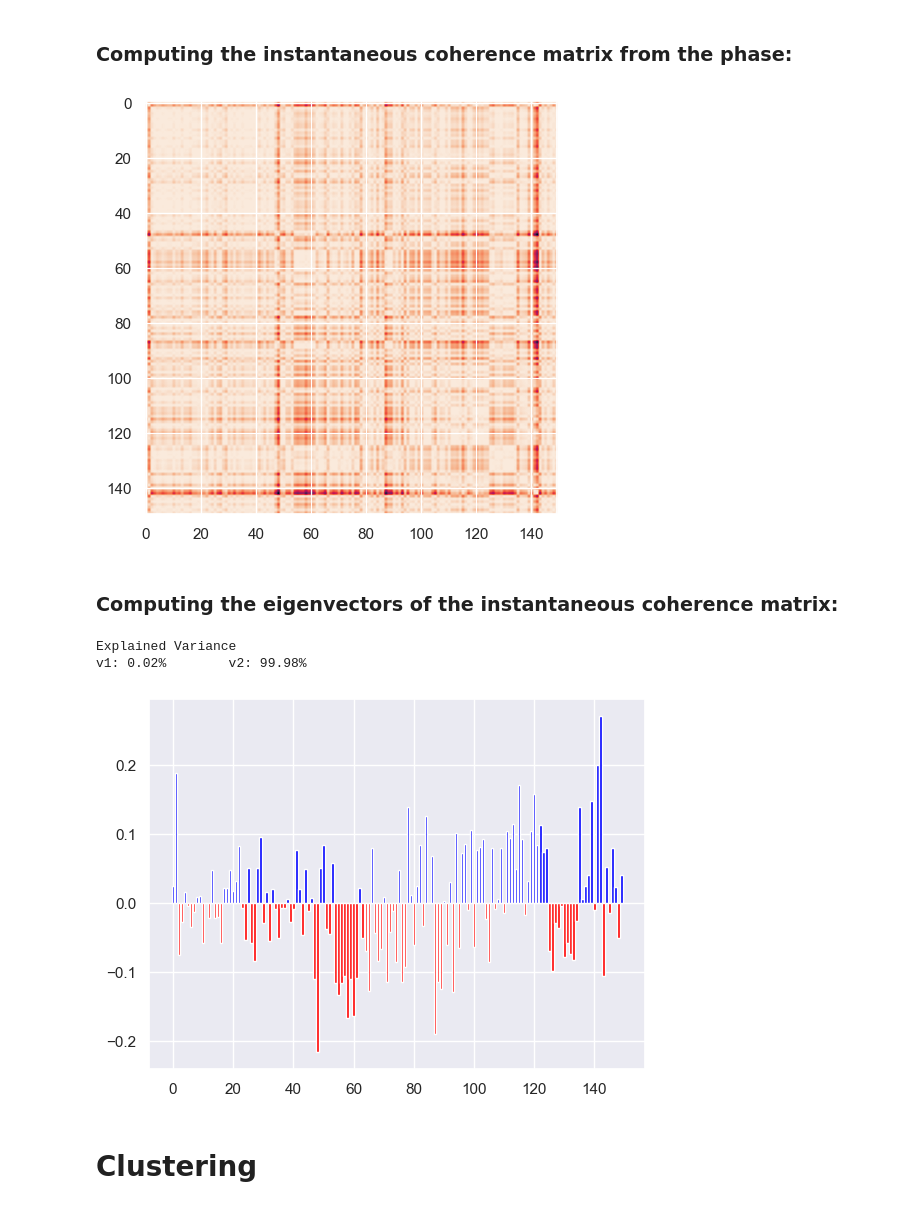
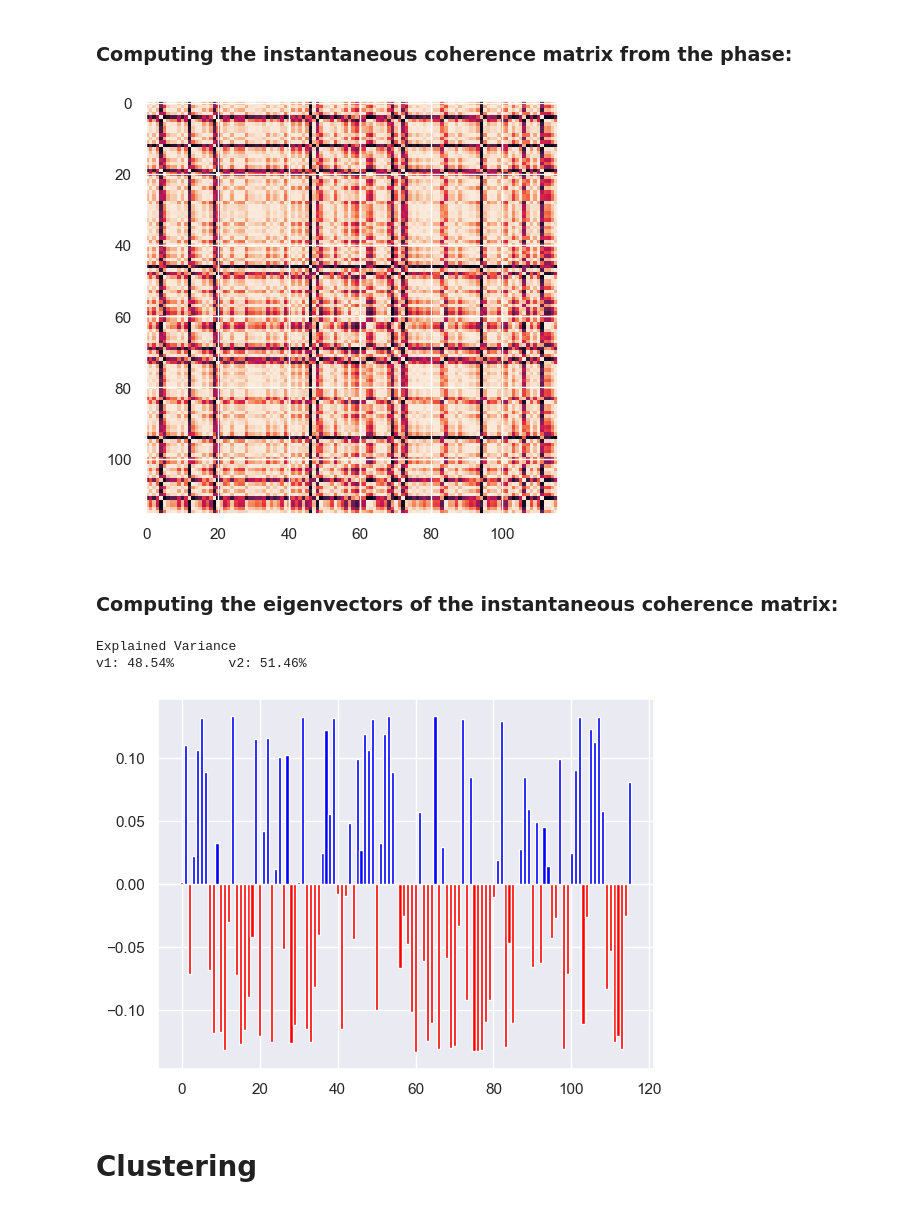
Before and after one commit to AlecHero/Fagprojekt, a Jupyter notebook: LEiDA_demo.ipynb, the cells around one changed output. Saved outputs shown, nothing was run; the diff lists cells and outputs as text; code cells hidden in the pictures.

```diff
--- a/LEiDA_demo.ipynb
+++ b/LEiDA_demo.ipynb
@@ -3,9 +3,11 @@
 # %%
 import pandas as pd
 import nibabel as nib
+import numpy as np
 
-sleep_score = pd.read_csv('sleep_data/sleep_scores/sub-01-sleep-stage.tsv', sep='\t')
-sessions = sleep_score['session'].unique()
-data = nib.load(f"sleep_data/sub-{str(0+1).zfill(2)}_{sessions[0]}_bold.nii.gz").get_fdata()
+# sleep_score = pd.read_csv('sleep_data/sleep_scores/sub-01-sleep-stage.tsv', sep='\t')
+# sessions = sleep_score['session'].unique()
+# data = nib.load(f"sleep_data/sub-{str(0+1).zfill(2)}_{sessions[0]}_bold.nii.gz").get_fdata()
+data = nib.load("sub-01_task-rest_run-1_space-MNI152NLin2009cAsym_res-2_desc-preproc_bold.nii.gz").get_fdata()
 data.shape
 # %% [output]
@@ -13,7 +15,6 @@ data.shape
 # %% [markdown]
 ### Defining regions in the data with the Schaefer2018 100Parcels atlas combined with the Tian Subcortex 16Parcels atlas:
 # %%
-import numpy as np
 
 atlas = nib.load('sleep_data\Schaefer2018_100Parcels_7Networks_order_Tian_Subcortex_S1_3T_MNI152NLin2009cAsym_2mm.nii.gz')
 atlas_data = atlas.get_fdata()
@@ -23,9 +24,10 @@ atlas_labels = atlas_labels[1:] # remove 0
 atlas_labels = atlas_labels.astype(int)
 
 # Dimensions don't work for the atlas and the 80x80x35 nii data?
-print(atlas_data.shape, data_region.shape)
+# print(atlas_data.shape, data_region.shape)
 
 data_region = np.zeros((data.shape[3], len(atlas_labels)))
 for j in range(len(atlas_labels)):
     for k in range(data.shape[3]):
-        data_region[k,j] = np.mean(data[:,:,:,k][atlas_data == atlas_labels[j]])
+        temp = data[:,:,:,k]
+        data_region[k,j] = np.mean(temp[atlas_data == atlas_labels[j]])
@@ -73,13 +72,13 @@ low = 0.008 / nyquist
 high = 0.09 / nyquist
 b, a = butter(2, [low, high], btype='band')
 
-# data_filtered = np.zeros_like(data)
-# for j in range(len()):
-#     data_filtered[:,j] = filtfilt(b, a, data[:,j])
+data_filtered = np.zeros_like(data_region)
+for j in range(116):
+    data_filtered[:,j] = filtfilt(b, a, data_region[:,j])
 
-s_series = normalized(data[40,40,21,:150])
+s_series = data_filtered
 
-plt.plot(s_series)
+plt.plot(s_series[:,0])
 plt.title("fMRI time-series, $s(t)$")
 plt.xlabel('Time [s]');
 # %% [output]
@@ -116,21 +118,21 @@ plt.title("Hilbert Transform on Complex Plane");
 # %% [markdown]
 ### Computing the instantaneous coherence matrix from the phase:
 # %%
-# coh_map = lambda x: np.outer(np.cos(x), np.cos(x)) + np.outer(np.sin(x), np.sin(x))
-def coh_map(x):
-    phi_mesh = np.meshgrid(phi_series, phi_series)
-    A = np.cos(phi_mesh[0] - phi_mesh[1]) # phi_tj - phi_tk
-    return A
+coh_map = lambda x: np.outer(np.cos(x), np.cos(x)) + np.outer(np.sin(x), np.sin(x))
+# def coh_map(x):
+#     phi_mesh = np.meshgrid(phi_series, phi_series)
+#     A = np.cos(phi_mesh[0] - phi_mesh[1]) # phi_tj - phi_tk
+#     return A
 
-A = coh_map(phi_series)
+A = coh_map(phi_series[0])
 plt.imshow(A)
 plt.tight_layout()
 # %% [output]
-[figure, old version]
+[figure, new version]
 # %% [markdown]
 ### Computing the eigenvectors of the instantaneous coherence matrix:
 # %%
-eigval, eigvec = np.linalg.eigh(A)
+eigval, eigvec = np.linalg.eigh(coh_map(phi_series[100]))
 l, v1, v2 = eigval[-2:], eigvec[:,-2:][:,0], eigvec[:,-2:][:,1]
 
 # explained variance as percentage:
@@ -140,8 +142,8 @@ plt.bar(range(len(v1)), v1, color=["red" if v < 0 else "blue" for v in v1]);
 # red if under zero, blue if over zero
 # %% [output]
 Explained Variance
-v1: 0.02%        v2: 99.98%
+v1: 48.54%       v2: 51.46%
-[figure, old version]
+[figure, new version]
 # %% [markdown]
 # Clustering
 # %%
```
Also changed, not shown: parts of 5 cells of this notebook.
